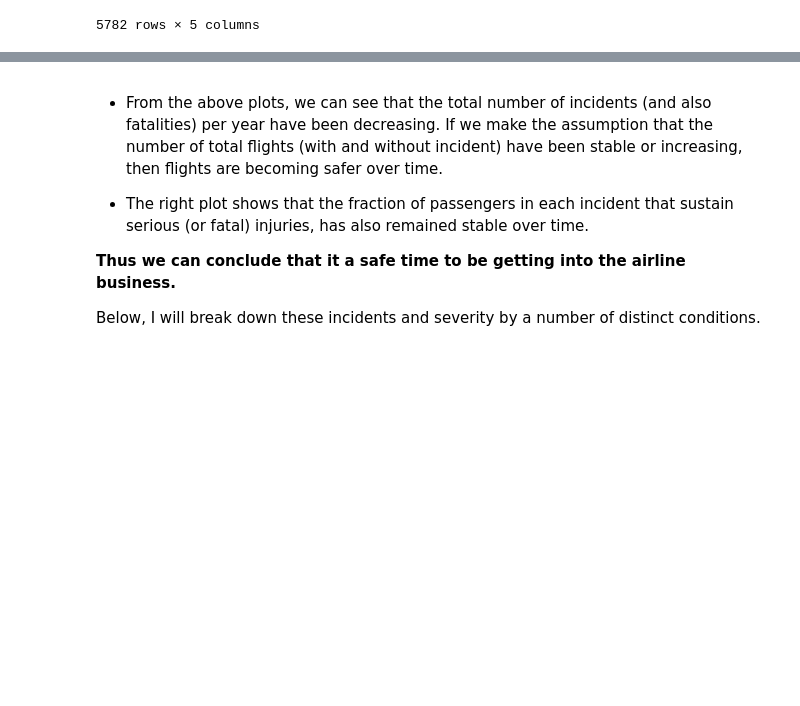
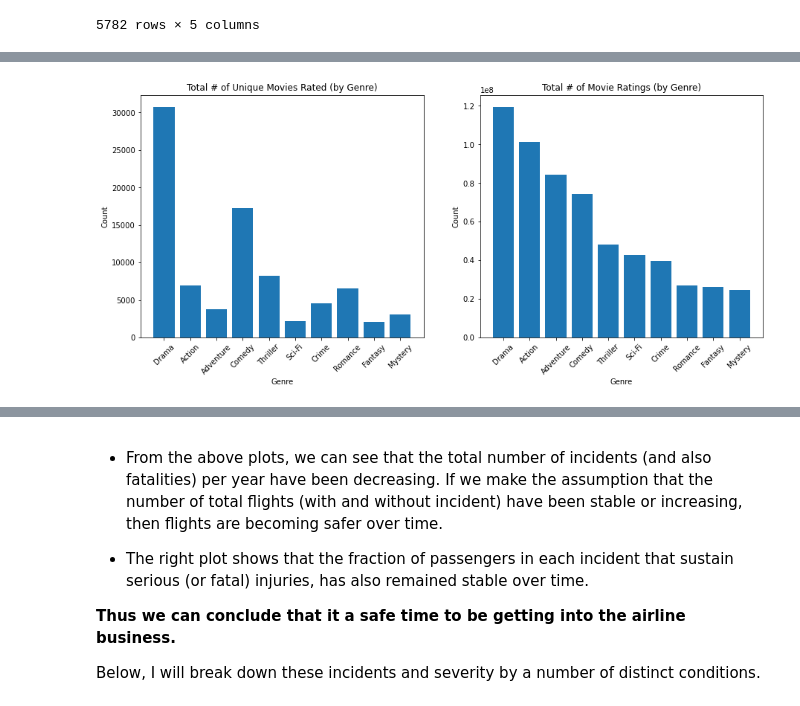
Before and after one commit to christopheraaronhenry/box_office_growth, a Jupyter notebook: box_office_growth.ipynb, the cells around one changed output, grey strips where cells are left out. Saved outputs shown, nothing was run; the diff lists cells and outputs as text; code cells hidden in the pictures; blank space fills up the shorter version.

Commit message:
Added genere popularity and yearly ratings analyses.

```diff
--- a/box_office_growth.ipynb
+++ b/box_office_growth.ipynb
@@ -239,0 +250,39 @@ First we will look at how the occurence of incidents and fatalities change over
+# %%
+#sql query to join tables
+q = """
+SELECT * FROM movie_basics
+JOIN movie_ratings
+    USING(movie_id)
+;"""
+
+df = pd.read_sql(q, conn)
+
+
+#collect unique list of genre names
+genres = set() #define empty set
+for labels in df.genres:
+    if not(pd.isnull(labels)): #if entry isn't null
+        genres = genres.union(set(labels.split(','))) #split string into genre names, take union with set of unique genres and store
+genres = list(genres)
+print('Genres: ')
+print(genres)
+
+df_genres = pd.DataFrame(columns=genres, index=range(df.shape[0])) #set columns for genres
+df_genres.loc[:,:] = 0 #initialize flags to zero
+
+#df_genres['movie_id'] = df['movie_id'] #keep movie_id as primary index
+#df_genres['averagerating'] = df['averagerating']
+#df_genres['start_year'] = df['start_year']
+column_keep = ['primary_title','movie_id','averagerating','numvotes','start_year']
+df_genres[column_keep] = df[column_keep]
+
+
+for i in range(df.shape[0]): # loop over entries
+    genre_str = df['genres'].loc[i]
+    if not(pd.isnull(genre_str)): #if not null
+        genre_str = genre_str.split(',') #get list of genres
+        for genre in genre_str: #loop over genres
+            df_genres.loc[i, genre] = 1 #set genre flag to 1
+
+df_genres['sumrating'] = df_genres['averagerating']*df_genres['numvotes'] #multiply average rating by number of votes to get summed rating
+df_genres.head(5)
@@ -239,0 +369,8 @@ First we will look at how the occurence of incidents and fatalities change over
+# %%
+df_summary = get_genre_ratings(df_genres, genres)
+df_summary
+
+#plot_genre_ratings(df_summary, nlimit=10, orderingcol='separate')
+df_movie, df_rating = plot_genre_ratings(df_summary, nlimit=10, orderingcol='rating_ct')
+# %% [output]
+[figure, added]
```
Also changed, not shown: parts of 26 cells of this notebook.
